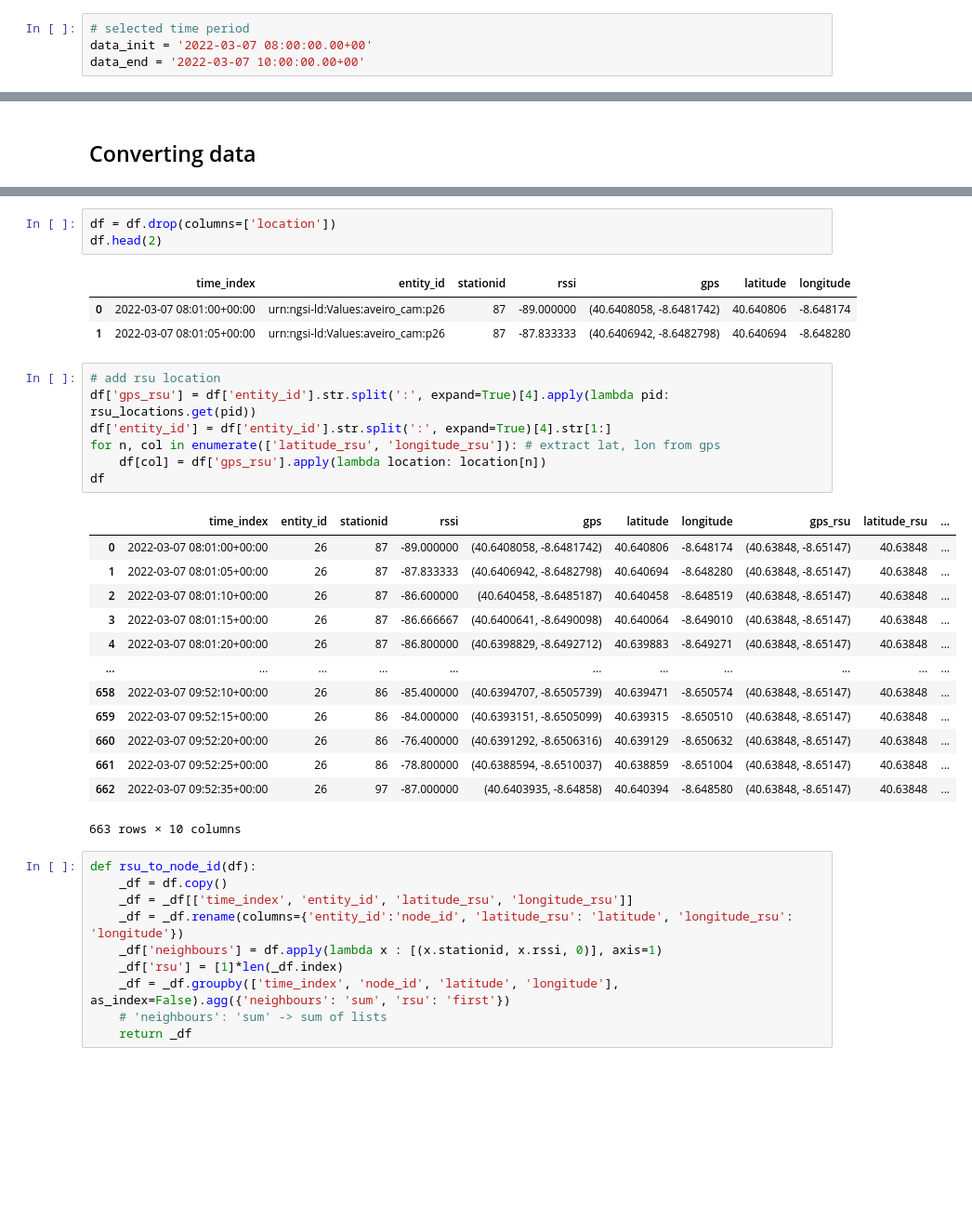
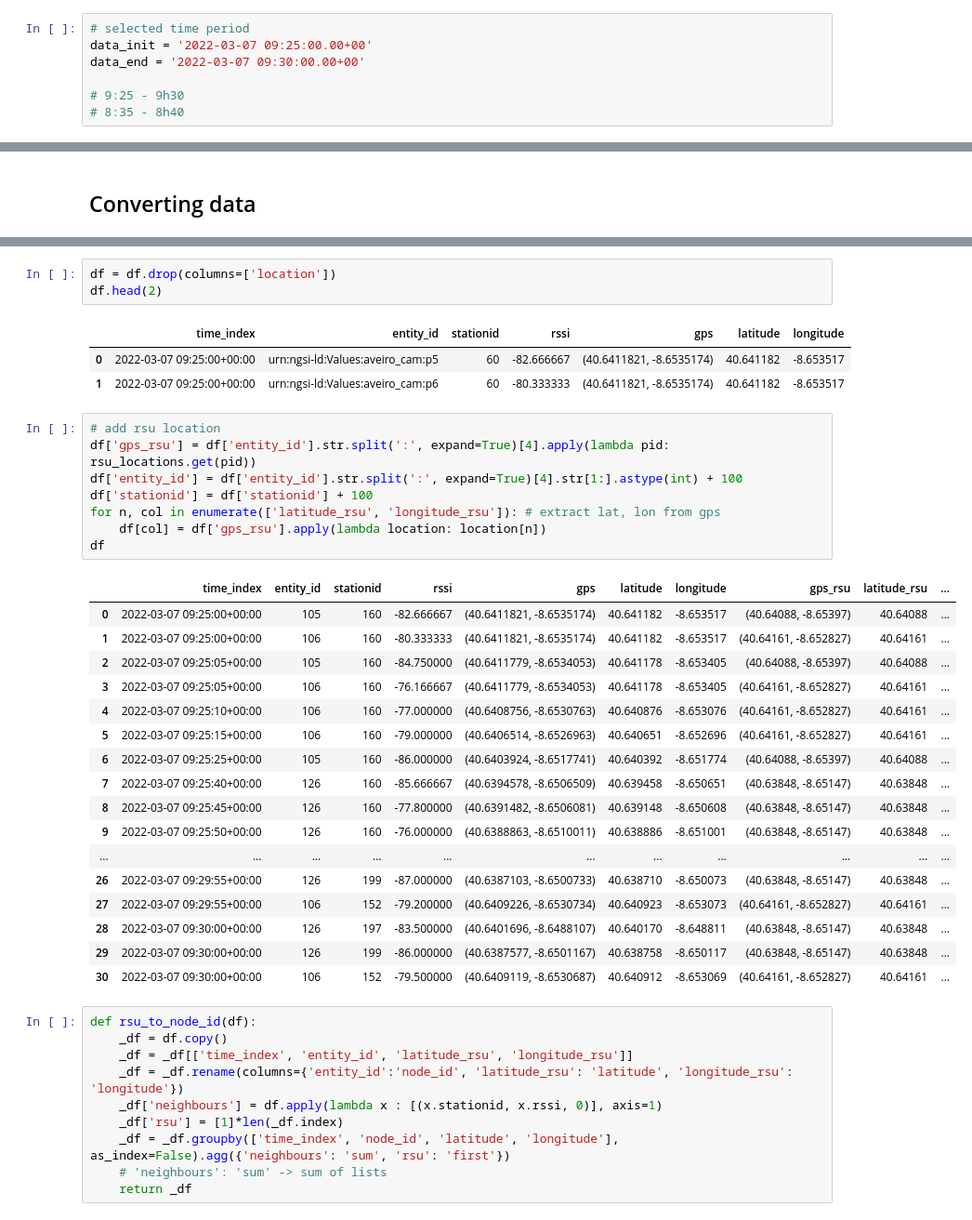
Before and after one commit to anafsa/mobility_data_converter, a Jupyter notebook: notebooks/converter.ipynb, the cells around one changed output, grey strips where cells are left out. Shown at 93% size. Saved outputs shown, nothing was run; the diff lists cells and outputs as text; blank space fills up the shorter version.

```diff
--- a/notebooks/converter.ipynb
+++ b/notebooks/converter.ipynb
@@ -61,8 +61,11 @@ rsu_ids
  'urn:ngsi-ld:Values:aveiro_cam:p19']
 # %%
 # selected time period
-data_init = '2022-03-07 08:00:00.00+00'
-data_end = '2022-03-07 10:00:00.00+00'
+data_init = '2022-03-07 09:25:00.00+00'
+data_end = '2022-03-07 09:30:00.00+00'
+
+# 9:25 - 9h30
+# 8:35 - 8h40
 # %%
 # file containing the raw data
 filename = '../data/raw/cams.part.01.csv'
@@ -145,29 +152,34 @@ df = df.drop(columns=['location'])
 df.head(2)
 # %% [output]
 |  | time_index | entity_id | stationid | rssi | gps | latitude | longitude |
-| 0 | 2022-03-07 08:01:00+00:00 | urn:ngsi-ld:Values:aveiro_cam:p26 | 87 | -89.000000 | (40.6408058, -8.6481742) | 40.640806 | -8.648174 |
-| 1 | 2022-03-07 08:01:05+00:00 | urn:ngsi-ld:Values:aveiro_cam:p26 | 87 | -87.833333 | (40.6406942, -8.6482798) | 40.640694 | -8.648280 |
+| 0 | 2022-03-07 09:25:00+00:00 | urn:ngsi-ld:Values:aveiro_cam:p5 | 60 | -82.666667 | (40.6411821, -8.6535174) | 40.641182 | -8.653517 |
+| 1 | 2022-03-07 09:25:00+00:00 | urn:ngsi-ld:Values:aveiro_cam:p6 | 60 | -80.333333 | (40.6411821, -8.6535174) | 40.641182 | -8.653517 |
 # %%
 # add rsu location
 df['gps_rsu'] = df['entity_id'].str.split(':', expand=True)[4].apply(lambda pid: rsu_locations.get(pid))
-df['entity_id'] = df['entity_id'].str.split(':', expand=True)[4].str[1:]
+df['entity_id'] = df['entity_id'].str.split(':', expand=True)[4].str[1:].astype(int) + 100
+df['stationid'] = df['stationid'] + 100
 for n, col in enumerate(['latitude_rsu', 'longitude_rsu']): # extract lat, lon from gps
     df[col] = df['gps_rsu'].apply(lambda location: location[n])
 df
 # %% [output]
 |  | time_index | entity_id | stationid | rssi | gps | latitude | longitude | gps_rsu | latitude_rsu | ... |
-| 0 | 2022-03-07 08:01:00+00:00 | 26 | 87 | -89.000000 | (40.6408058, -8.6481742) | 40.640806 | -8.648174 | (40.63848, -8.65147) | 40.63848 | ... |
-| 1 | 2022-03-07 08:01:05+00:00 | 26 | 87 | -87.833333 | (40.6406942, -8.6482798) | 40.640694 | -8.648280 | (40.63848, -8.65147) | 40.63848 | ... |
-| 2 | 2022-03-07 08:01:10+00:00 | 26 | 87 | -86.600000 | (40.640458, -8.6485187) | 40.640458 | -8.648519 | (40.63848, -8.65147) | 40.63848 | ... |
-| 3 | 2022-03-07 08:01:15+00:00 | 26 | 87 | -86.666667 | (40.6400641, -8.6490098) | 40.640064 | -8.649010 | (40.63848, -8.65147) | 40.63848 | ... |
-| 4 | 2022-03-07 08:01:20+00:00 | 26 | 87 | -86.800000 | (40.6398829, -8.6492712) | 40.639883 | -8.649271 | (40.63848, -8.65147) | 40.63848 | ... |
+| 0 | 2022-03-07 09:25:00+00:00 | 105 | 160 | -82.666667 | (40.6411821, -8.6535174) | 40.641182 | -8.653517 | (40.64088, -8.65397) | 40.64088 | ... |
+| 1 | 2022-03-07 09:25:00+00:00 | 106 | 160 | -80.333333 | (40.6411821, -8.6535174) | 40.641182 | -8.653517 | (40.64161, -8.652827) | 40.64161 | ... |
+| 2 | 2022-03-07 09:25:05+00:00 | 105 | 160 | -84.750000 | (40.6411779, -8.6534053) | 40.641178 | -8.653405 | (40.64088, -8.65397) | 40.64088 | ... |
+| 3 | 2022-03-07 09:25:05+00:00 | 106 | 160 | -76.166667 | (40.6411779, -8.6534053) | 40.641178 | -8.653405 | (40.64161, -8.652827) | 40.64161 | ... |
+| 4 | 2022-03-07 09:25:10+00:00 | 106 | 160 | -77.000000 | (40.6408756, -8.6530763) | 40.640876 | -8.653076 | (40.64161, -8.652827) | 40.64161 | ... |
+| 5 | 2022-03-07 09:25:15+00:00 | 106 | 160 | -79.000000 | (40.6406514, -8.6526963) | 40.640651 | -8.652696 | (40.64161, -8.652827) | 40.64161 | ... |
+| 6 | 2022-03-07 09:25:25+00:00 | 105 | 160 | -86.000000 | (40.6403924, -8.6517741) | 40.640392 | -8.651774 | (40.64088, -8.65397) | 40.64088 | ... |
+| 7 | 2022-03-07 09:25:40+00:00 | 126 | 160 | -85.666667 | (40.6394578, -8.6506509) | 40.639458 | -8.650651 | (40.63848, -8.65147) | 40.63848 | ... |
+| 8 | 2022-03-07 09:25:45+00:00 | 126 | 160 | -77.800000 | (40.6391482, -8.6506081) | 40.639148 | -8.650608 | (40.63848, -8.65147) | 40.63848 | ... |
+| 9 | 2022-03-07 09:25:50+00:00 | 126 | 160 | -76.000000 | (40.6388863, -8.6510011) | 40.638886 | -8.651001 | (40.63848, -8.65147) | 40.63848 | ... |
 | ... | ... | ... | ... | ... | ... | ... | ... | ... | ... | ... |
-| 658 | 2022-03-07 09:52:10+00:00 | 26 | 86 | -85.400000 | (40.6394707, -8.6505739) | 40.639471 | -8.650574 | (40.63848, -8.65147) | 40.63848 | ... |
-| 659 | 2022-03-07 09:52:15+00:00 | 26 | 86 | -84.000000 | (40.6393151, -8.6505099) | 40.639315 | -8.650510 | (40.63848, -8.65147) | 40.63848 | ... |
-| 660 | 2022-03-07 09:52:20+00:00 | 26 | 86 | -76.400000 | (40.6391292, -8.6506316) | 40.639129 | -8.650632 | (40.63848, -8.65147) | 40.63848 | ... |
-| 661 | 2022-03-07 09:52:25+00:00 | 26 | 86 | -78.800000 | (40.6388594, -8.6510037) | 40.638859 | -8.651004 | (40.63848, -8.65147) | 40.63848 | ... |
-| 662 | 2022-03-07 09:52:35+00:00 | 26 | 97 | -87.000000 | (40.6403935, -8.64858) | 40.640394 | -8.648580 | (40.63848, -8.65147) | 40.63848 | ... |
+| 26 | 2022-03-07 09:29:55+00:00 | 126 | 199 | -87.000000 | (40.6387103, -8.6500733) | 40.638710 | -8.650073 | (40.63848, -8.65147) | 40.63848 | ... |
+| 27 | 2022-03-07 09:29:55+00:00 | 106 | 152 | -79.200000 | (40.6409226, -8.6530734) | 40.640923 | -8.653073 | (40.64161, -8.652827) | 40.64161 | ... |
+| 28 | 2022-03-07 09:30:00+00:00 | 126 | 197 | -83.500000 | (40.6401696, -8.6488107) | 40.640170 | -8.648811 | (40.63848, -8.65147) | 40.63848 | ... |
+| 29 | 2022-03-07 09:30:00+00:00 | 126 | 199 | -86.000000 | (40.6387577, -8.6501167) | 40.638758 | -8.650117 | (40.63848, -8.65147) | 40.63848 | ... |
+| 30 | 2022-03-07 09:30:00+00:00 | 106 | 152 | -79.500000 | (40.6409119, -8.6530687) | 40.640912 | -8.653069 | (40.64161, -8.652827) | 40.64161 | ... |
-663 rows × 10 columns
 # %%
 def rsu_to_node_id(df):
     _df = df.copy()
```
Also changed, not shown: parts of 13 cells of this notebook.
